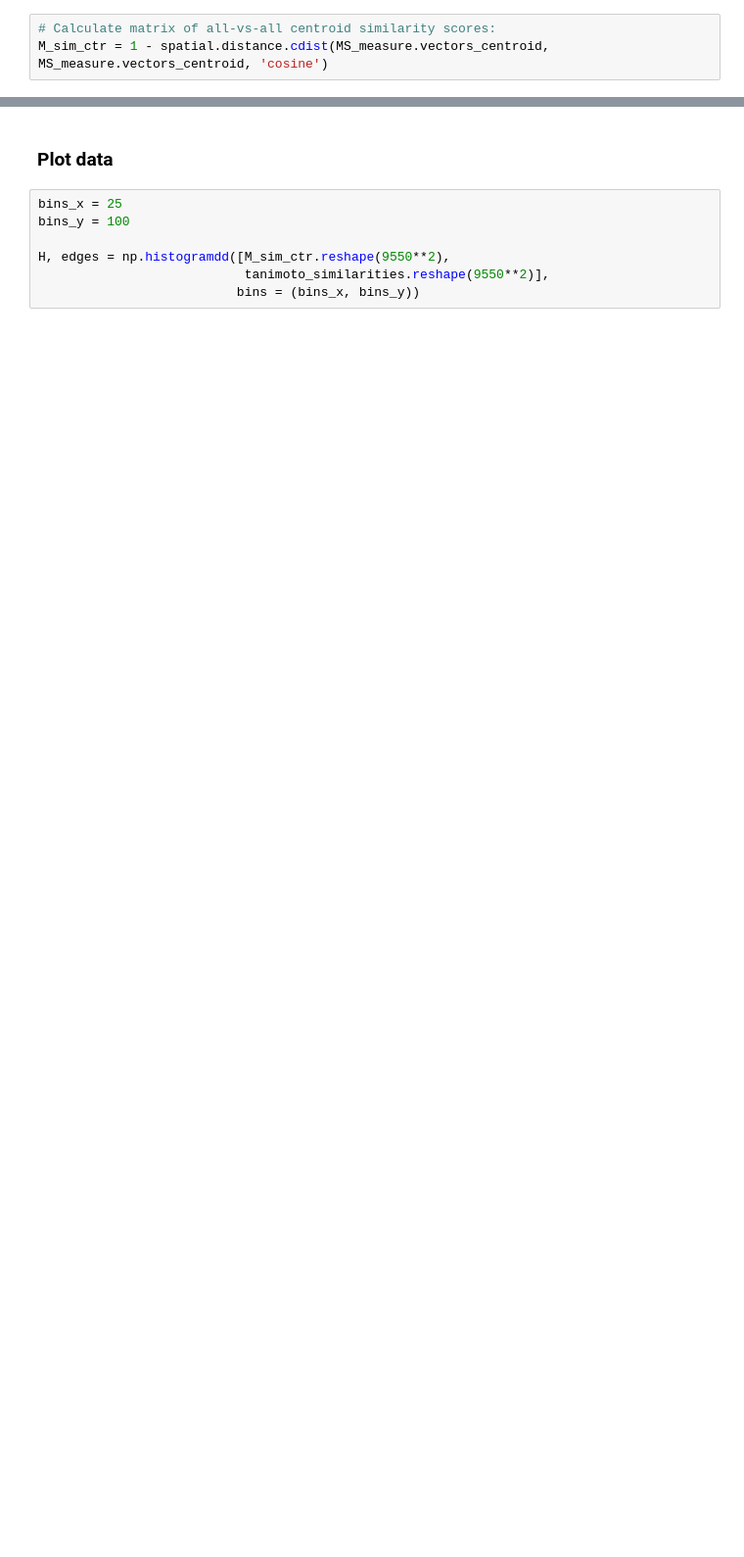
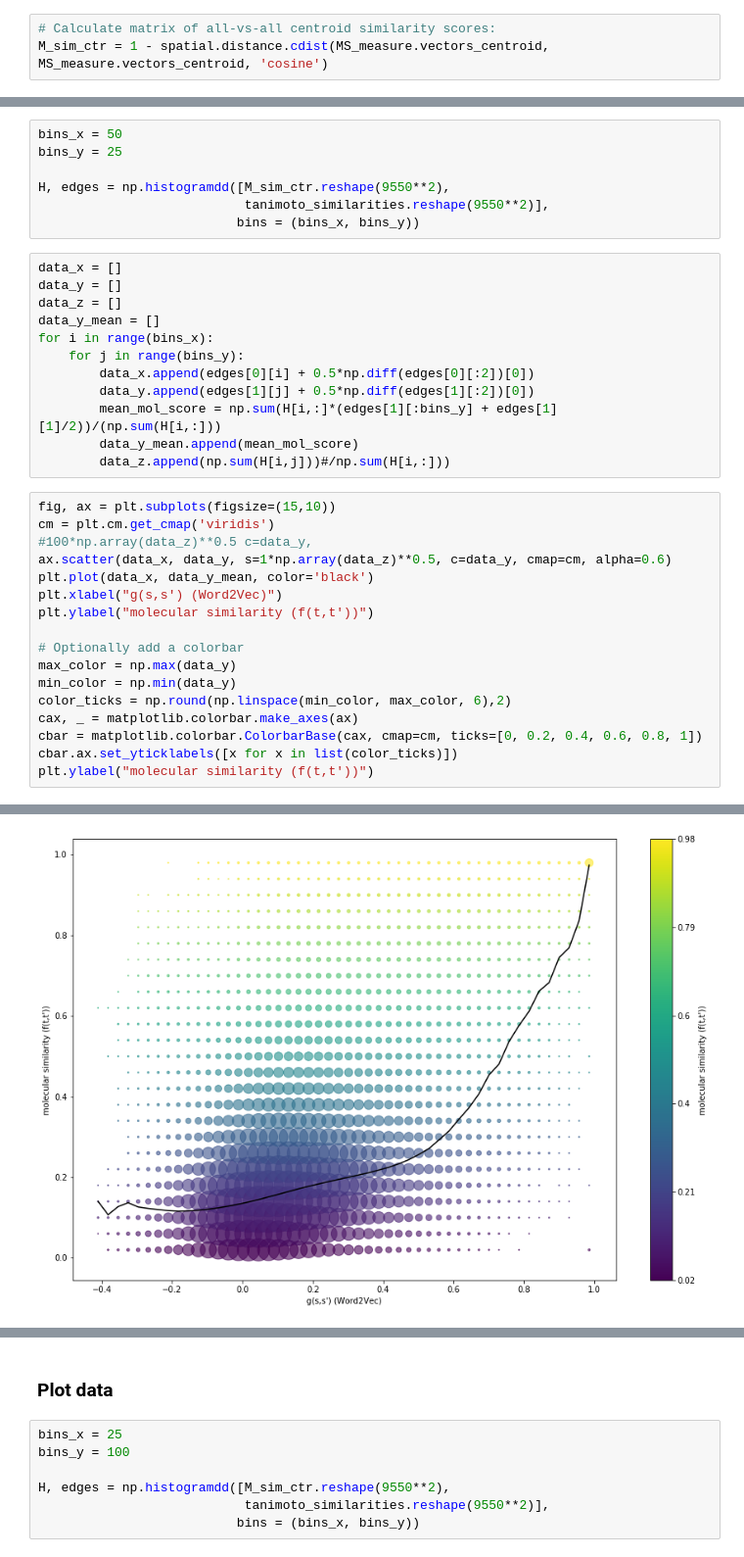
Before and after one commit to florian-huber/SeSiMe, a Jupyter notebook: notebooks/SeSiMe_MS_gnps_ALL.ipynb, the cells around one changed output, grey strips where cells are left out. Shown at 98% size. Saved outputs shown, nothing was run; the diff lists cells and outputs as text; blank space fills up the shorter version.

Commit message:
Added new plots to notebook.

```diff
--- a/notebooks/SeSiMe_MS_gnps_ALL.ipynb
+++ b/notebooks/SeSiMe_MS_gnps_ALL.ipynb
@@ -249,0 +277,37 @@ M_sim_ctr = 1 - spatial.distance.cdist(MS_measure.vectors_centroid, MS_measure.v
+# %%
+bins_x = 50
+bins_y = 25
+
+H, edges = np.histogramdd([M_sim_ctr.reshape(9550**2),
+                           tanimoto_similarities.reshape(9550**2)],
+                          bins = (bins_x, bins_y))
+# %%
+data_x = []
+data_y = []
+data_z = []
+data_y_mean = []
+for i in range(bins_x):
+    for j in range(bins_y):
+        data_x.append(edges[0][i] + 0.5*np.diff(edges[0][:2])[0])
+        data_y.append(edges[1][j] + 0.5*np.diff(edges[1][:2])[0])
+        mean_mol_score = np.sum(H[i,:]*(edges[1][:bins_y] + edges[1][1]/2))/(np.sum(H[i,:]))
+        data_y_mean.append(mean_mol_score)
+        data_z.append(np.sum(H[i,j]))#/np.sum(H[i,:]))
+# %%
+fig, ax = plt.subplots(figsize=(15,10))
+cm = plt.cm.get_cmap('viridis')
+#100*np.array(data_z)**0.5 c=data_y,
+ax.scatter(data_x, data_y, s=1*np.array(data_z)**0.5, c=data_y, cmap=cm, alpha=0.6)
+plt.plot(data_x, data_y_mean, color='black')
+plt.xlabel("g(s,s') (Word2Vec)")
+plt.ylabel("molecular similarity (f(t,t'))")
+
+# Optionally add a colorbar
+max_color = np.max(data_y)
+min_color = np.min(data_y)
+color_ticks = np.round(np.linspace(min_color, max_color, 6),2)
+cax, _ = matplotlib.colorbar.make_axes(ax)
+cbar = matplotlib.colorbar.ColorbarBase(cax, cmap=cm, ticks=[0, 0.2, 0.4, 0.6, 0.8, 1])
+cbar.ax.set_yticklabels([x for x in list(color_ticks)])
+plt.ylabel("molecular similarity (f(t,t'))")
+# %% [output]
@@ -249,0 +315 @@ M_sim_ctr = 1 - spatial.distance.cdist(MS_measure.vectors_centroid, MS_measure.v
+[figure, added]
```
Also changed, not shown: parts of 17 cells of this notebook.
